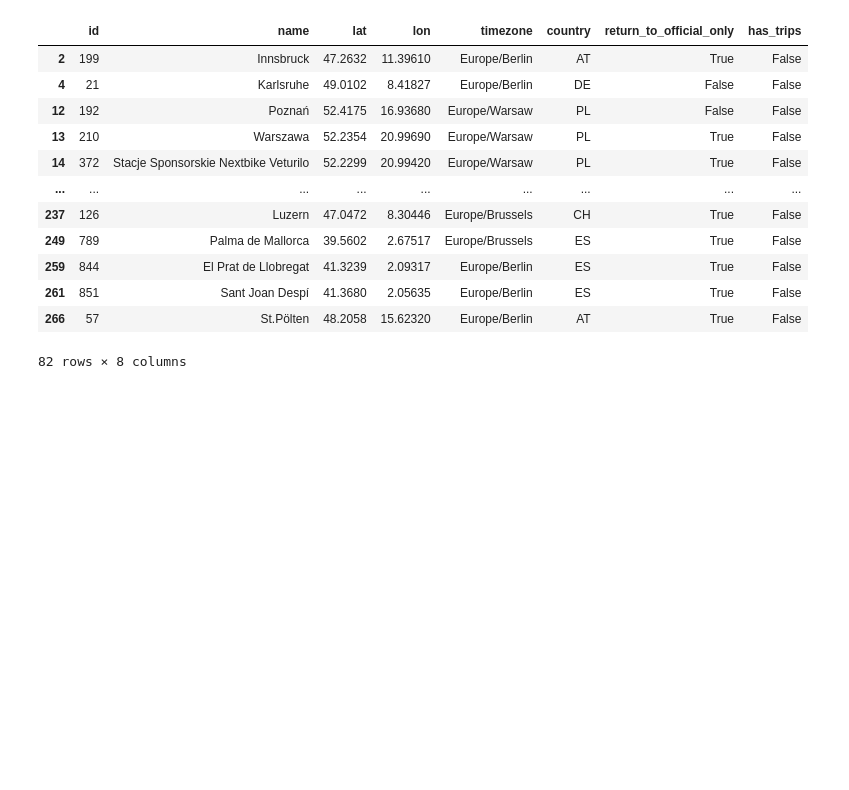
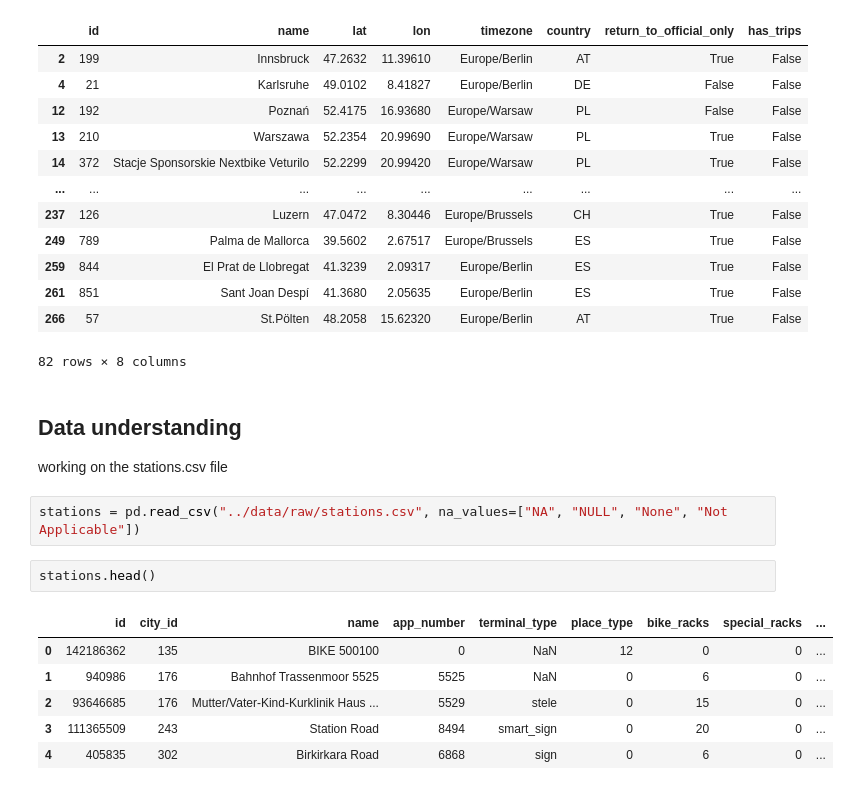
Before and after one commit to Fati349/FML-Challenge, a Jupyter notebook: notebooks/01_exploration.ipynb, the cells around one changed output. Drawn from its saved outputs; the diff is of its cells as text; blank space fills up the shorter version.

```diff
--- a/notebooks/01_exploration.ipynb
+++ b/notebooks/01_exploration.ipynb
@@ -377,3 +377,17 @@ cities[~cities["has_trips"]]
 | 261 | 851 | Sant Joan Despí | 41.3680 | 2.05635 | Europe/Berlin | ES | True | False |
 | 266 | 57 | St.Pölten | 48.2058 | 15.62320 | Europe/Berlin | AT | True | False |
 82 rows × 8 columns
+# %% [markdown]
+## Data understanding
+working on the stations.csv file
+# %%
+stations = pd.read_csv("../data/raw/stations.csv", na_values=["NA", "NULL", "None", "Not Applicable"])
+# %%
+stations.head()
+# %% [output]
+|  | id | city_id | name | app_number | terminal_type | place_type | bike_racks | special_racks | ... |
+| 0 | 142186362 | 135 | BIKE 500100 | 0 | NaN | 12 | 0 | 0 | ... |
+| 1 | 940986 | 176 | Bahnhof Trassenmoor 5525 | 5525 | NaN | 0 | 6 | 0 | ... |
+| 2 | 93646685 | 176 | Mutter/Vater-Kind-Kurklinik Haus ... | 5529 | stele | 0 | 15 | 0 | ... |
+| 3 | 111365509 | 243 | Station Road | 8494 | smart_sign | 0 | 20 | 0 | ... |
+| 4 | 405835 | 302 | Birkirkara Road | 6868 | sign | 0 | 6 | 0 | ... |
```
Also changed, not shown: parts of 4 cells of this notebook.
